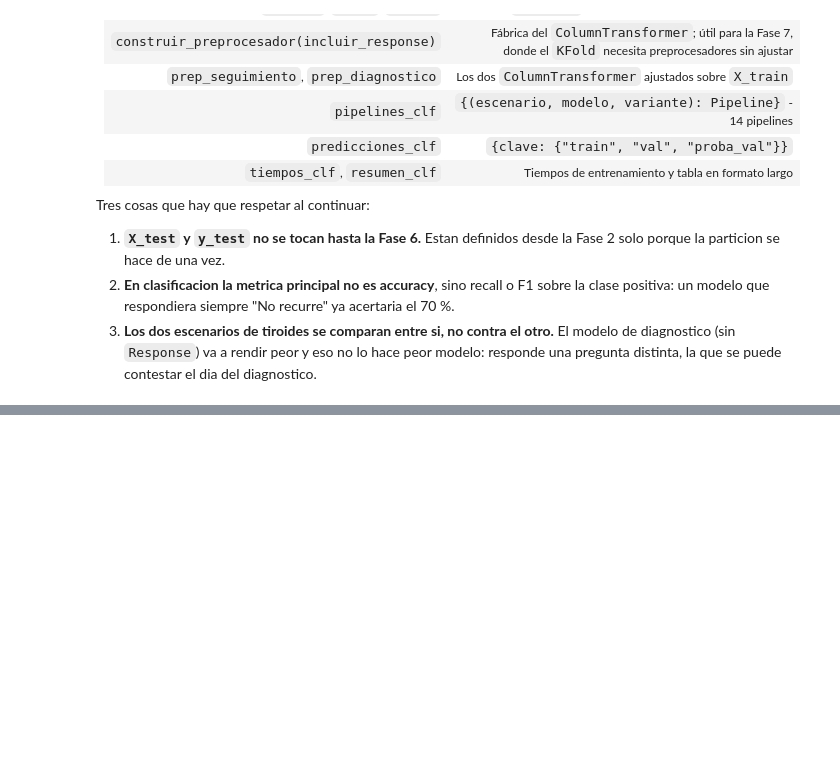
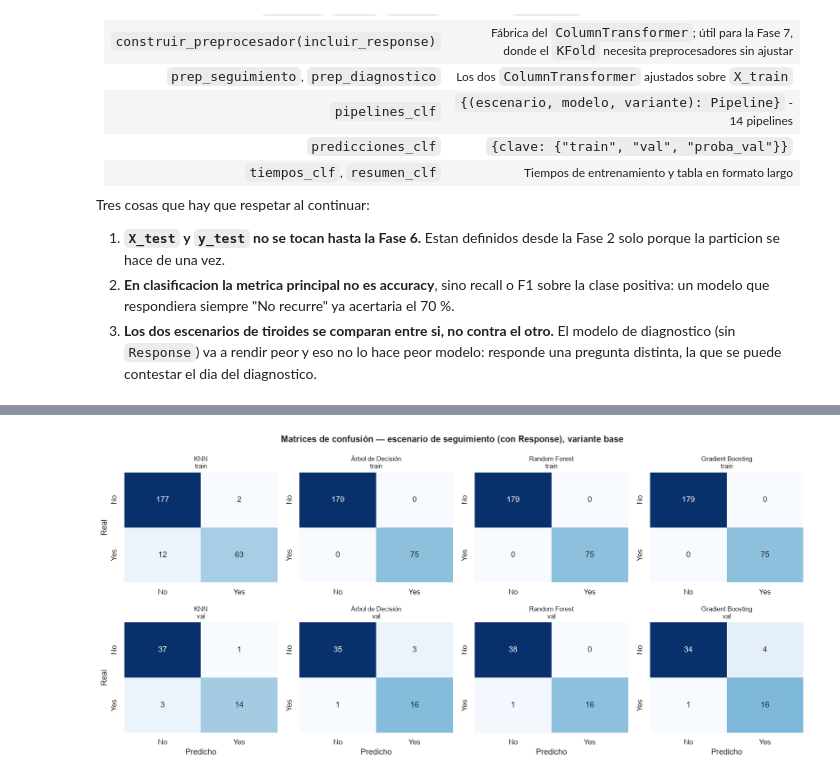
Before and after one commit to kepabonsaeafit/fundamentos-aa-2026, a Jupyter notebook: talleres/workshop2-ml/workshop2_clasificacion_tiroides.ipynb, the cells around one changed output, grey strips where cells are left out. Saved outputs shown, nothing was run; the diff lists cells and outputs as text; code cells hidden in the pictures; blank space fills up the shorter version.

```diff
--- a/talleres/workshop2-ml/workshop2_clasificacion_tiroides.ipynb
+++ b/talleres/workshop2-ml/workshop2_clasificacion_tiroides.ipynb
@@ -2215,0 +2298,24 @@ Tres cosas que hay que respetar al continuar:
+# %%
+def graficar_matrices(escenario, titulo):
+    modelos = ["KNN", "Árbol de Decisión", "Random Forest", "Gradient Boosting"]
+    fig, axes = plt.subplots(2, 4, figsize=(15, 7))
+    for col, modelo in enumerate(modelos):
+        preds = predicciones_clf[(escenario, modelo, "base")]
+        for row, (conjunto, y_true, y_pred) in enumerate(
+            [("train", y_train, preds["train"]), ("val", y_val, preds["val"])]
+        ):
+            cm = confusion_matrix(y_true, y_pred, labels=[0, 1])
+            ax = axes[row, col]
+            sns.heatmap(cm, annot=True, fmt="d", cmap="Blues", cbar=False, ax=ax,
+                        xticklabels=["No", "Yes"], yticklabels=["No", "Yes"])
+            ax.set_title(f"{modelo}\n{conjunto}", fontsize=10)
+            ax.set_xlabel("Predicho" if row == 1 else "")
+            ax.set_ylabel("Real" if col == 0 else "")
+    fig.suptitle(titulo, fontsize=13, fontweight="bold")
+    plt.tight_layout()
+    plt.show()
+
+
+graficar_matrices("seguimiento", "Matrices de confusión — escenario de seguimiento (con Response), variante base")
+# %% [output]
+[figure, added]
```
Also changed, not shown: parts of 21 cells of this notebook, 2 other files.
